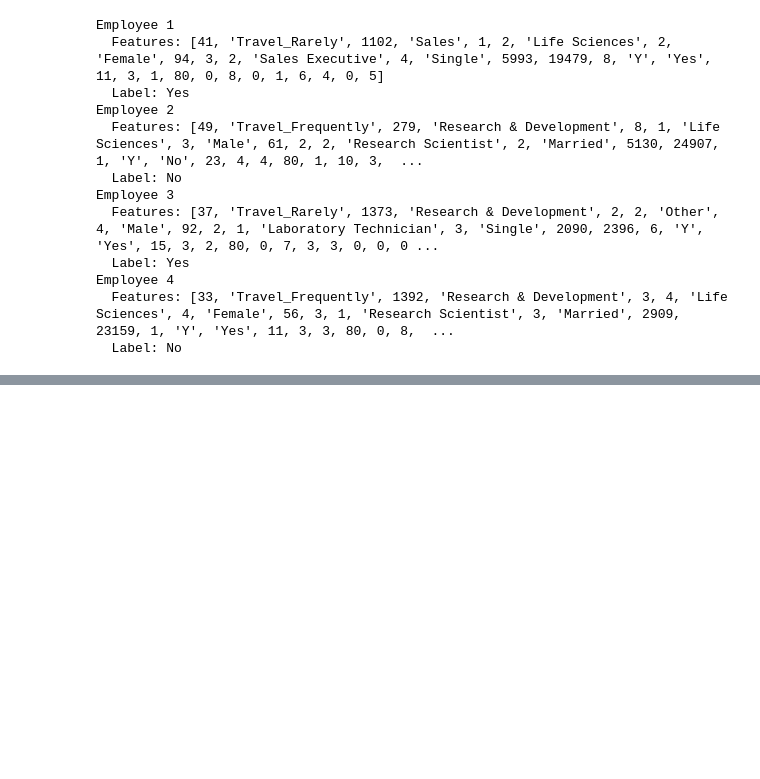
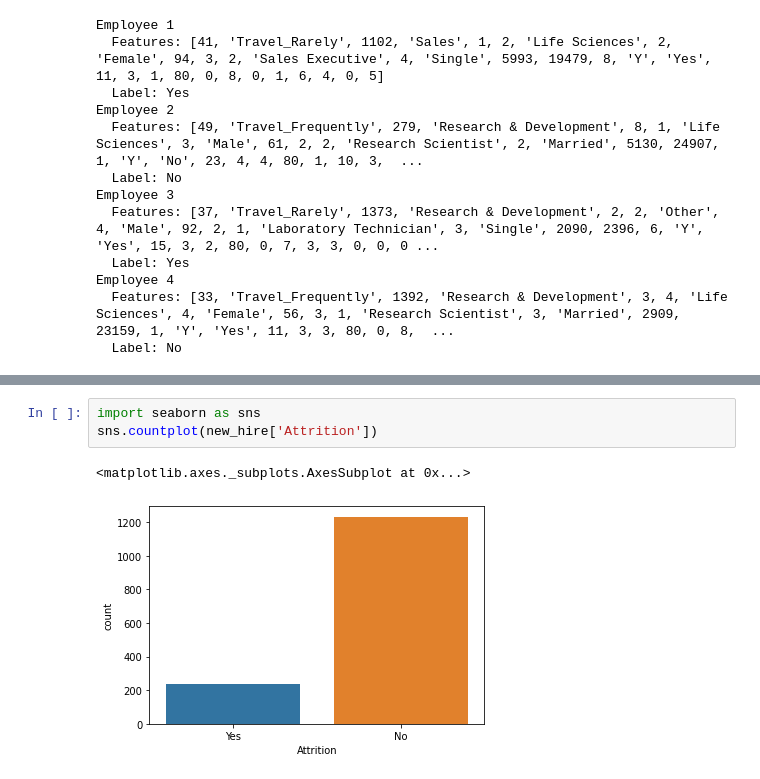
Before and after one commit to gopikaganesan/xethon-2021, a Jupyter notebook: prediction_tool_for_new_hires.ipynb, the cells around one changed output, grey strips where cells are left out. Saved outputs shown, nothing was run; the diff lists cells and outputs as text; blank space fills up the shorter version.

```diff
--- a/prediction_tool_for_new_hires.ipynb
+++ b/prediction_tool_for_new_hires.ipynb
@@ -37,0 +72,6 @@ Employee 4
+# %%
+import seaborn as sns
+sns.countplot(new_hire['Attrition'])
+# %% [output]
+<matplotlib.axes._subplots.AxesSubplot at 0x...>
+[figure, added]
```
Also changed, not shown: parts of 5 cells of this notebook.
